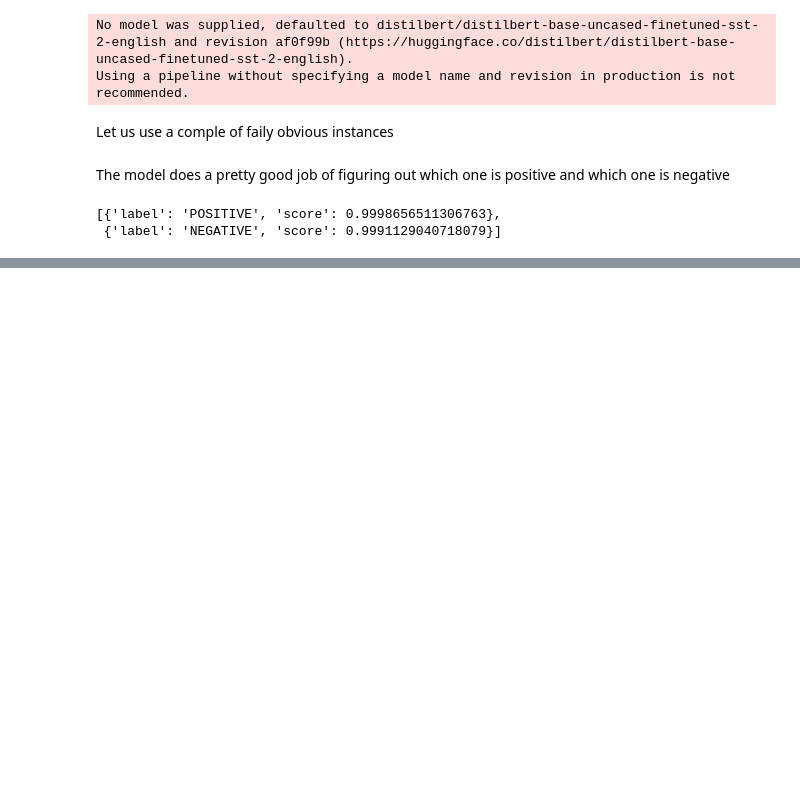
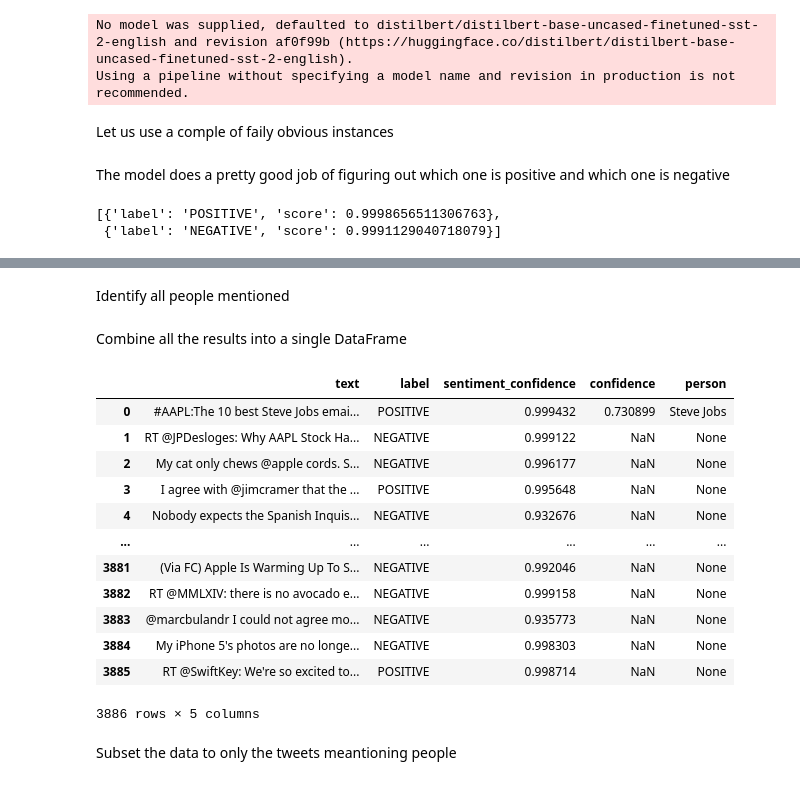
Before and after one commit to DataForScience/LLM4DS, a Jupyter notebook: 3. NLP with HuggingFace.ipynb, the cells around one changed output, grey strips where cells are left out. Saved outputs shown, nothing was run; the diff lists cells and outputs as text; code cells hidden in the pictures; blank space fills up the shorter version.

```diff
--- a/3. NLP with HuggingFace.ipynb
+++ b/3. NLP with HuggingFace.ipynb
@@ -215,0 +242,2 @@ sentiment_pipeline(instances)
+# %%
+sent.rename(columns={'score': 'sentiment_confidence'}, inplace=True)
@@ -215,0 +258,36 @@ sentiment_pipeline(instances)
+# %% [markdown]
+Identify all people mentioned
+# %%
+def find_people(x):
+    output = ner_tagger(x)
+
+    for tag in output:
+        if tag['entity_group'] == 'PER':
+            out = {'confidence':tag["score"], 'person': tag['word'] }
+            return pd.Series(out)
+
+    return pd.Series({"confidence": None, "person": None})
+# %%
+people = pd.DataFrame(data['text'].progress_apply(find_people))
+# %% [markdown]
+Combine all the results into a single DataFrame
+# %%
+data = pd.concat([data, sent, people], axis=1)
+# %%
+data
+# %% [output]
+|  | text | label | sentiment_confidence | confidence | person |
+| 0 | #AAPL:The 10 best Steve Jobs emai... | POSITIVE | 0.999432 | 0.730899 | Steve Jobs |
+| 1 | RT @JPDesloges: Why AAPL Stock Ha... | NEGATIVE | 0.999122 | NaN | None |
+| 2 | My cat only chews @apple cords. S... | NEGATIVE | 0.996177 | NaN | None |
+| 3 | I agree with @jimcramer that the ... | POSITIVE | 0.995648 | NaN | None |
+| 4 | Nobody expects the Spanish Inquis... | NEGATIVE | 0.932676 | NaN | None |
+| ... | ... | ... | ... | ... | ... |
+| 3881 | (Via FC) Apple Is Warming Up To S... | NEGATIVE | 0.992046 | NaN | None |
+| 3882 | RT @MMLXIV: there is no avocado e... | NEGATIVE | 0.999158 | NaN | None |
+| 3883 | @marcbulandr I could not agree mo... | NEGATIVE | 0.935773 | NaN | None |
+| 3884 | My iPhone 5's photos are no longe... | NEGATIVE | 0.998303 | NaN | None |
+| 3885 | RT @SwiftKey: We're so excited to... | POSITIVE | 0.998714 | NaN | None |
+3886 rows × 5 columns
+# %% [markdown]
+Subset the data to only the tweets meantioning people
```
Also changed, not shown: parts of 20 cells of this notebook.
